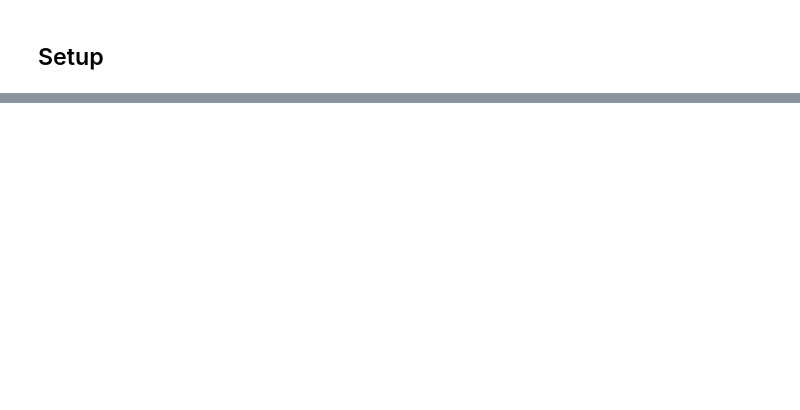
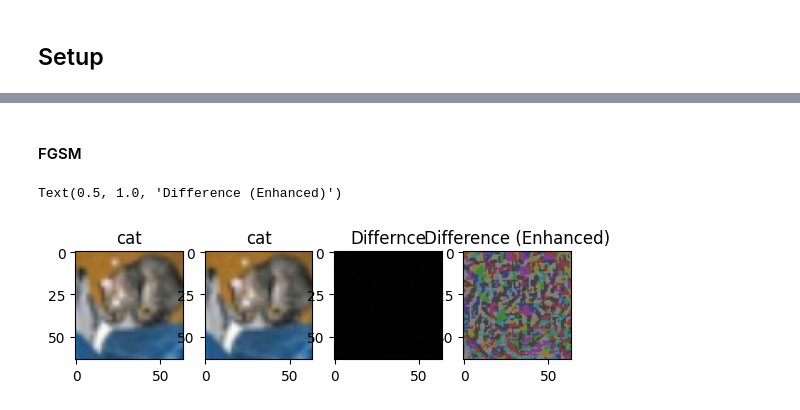
Before and after one commit to cbeam3902/ecgr5105_Project, a Jupyter notebook: experiment.ipynb, the cells around one changed output, grey strips where cells are left out. Cells and saved outputs as stored; diff of their text form; code cells hidden in the pictures; blank space fills up the shorter version.

```diff
--- a/experiment.ipynb
+++ b/experiment.ipynb
@@ -108,0 +157,39 @@ for idx in range(len(modelNames)):
+# %% [markdown]
+#### FGSM
+# %%
+dataiter = iter(testload)
+sample, label = next(dataiter)
+
+sample, label = sample.to(device), label.to(device)
+sample.requires_grad = True
+
+output = model(sample)
+loss = F.nll_loss(output, label)
+model.zero_grad()
+loss.backward()
+data_grad = sample.grad.data
+perturbedImg = fgsm_attack(sample, 0.02, data_grad)
+output = model(perturbedImg)
+final_pred = output.max(1, keepdim=True)[1]
+
+origImg = transformPIL(torch.clamp(transformUnnormalize(sample.cpu().squeeze(0)), 0, 1))
+pertImg = transformPIL(torch.clamp(transformUnnormalize(perturbedImg.cpu()), 0, 1).squeeze(0))
+
+fig, axs = plt.subplots(1,4)
+axs[0].imshow(origImg)
+axs[0].set_title(classes[label])
+
+axs[1].imshow(pertImg)
+axs[1].set_title(classes[final_pred])
+
+diffImg = ImageChops.difference(pertImg, origImg)
+axs[2].imshow(diffImg)
+axs[2].set_title("Differnce")
+
+enhancer = ImageEnhance.Brightness(ImageChops.difference(pertImg, origImg))
+brighterImage = enhancer.enhance(64)
+axs[3].imshow(brighterImage)
+axs[3].set_title("Difference (Enhanced)")
+# %% [output]
+Text(0.5, 1.0, 'Difference (Enhanced)')
+[figure, added]
```
Also changed, not shown: parts of 167 cells of this notebook, 1 other file.
